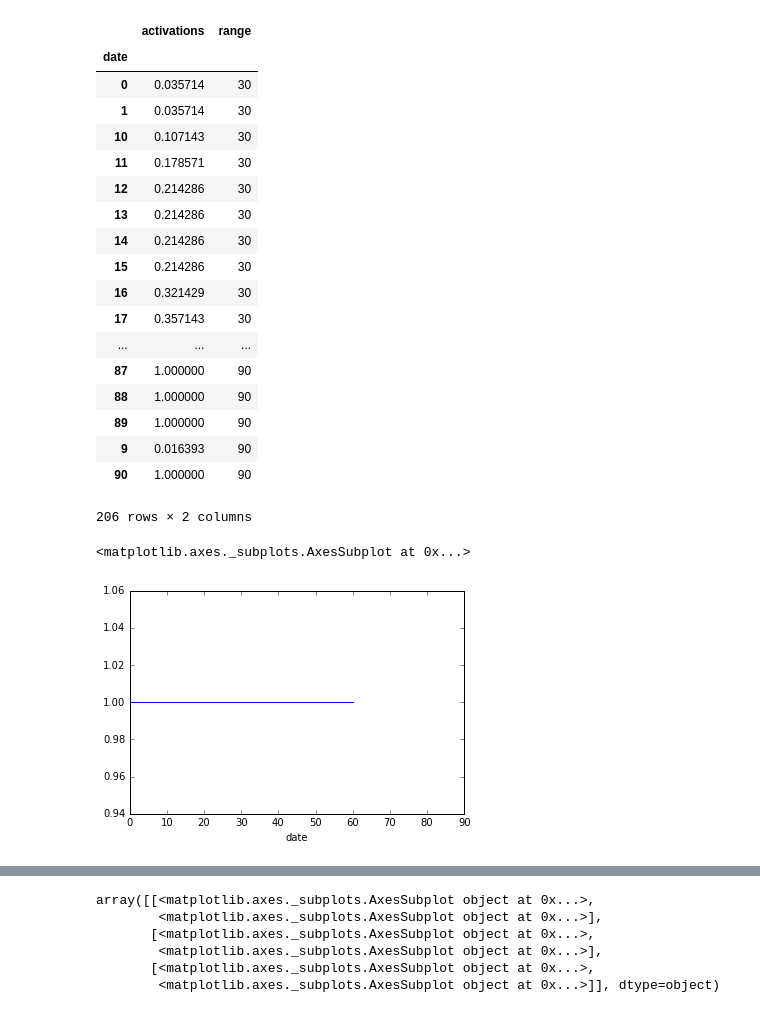
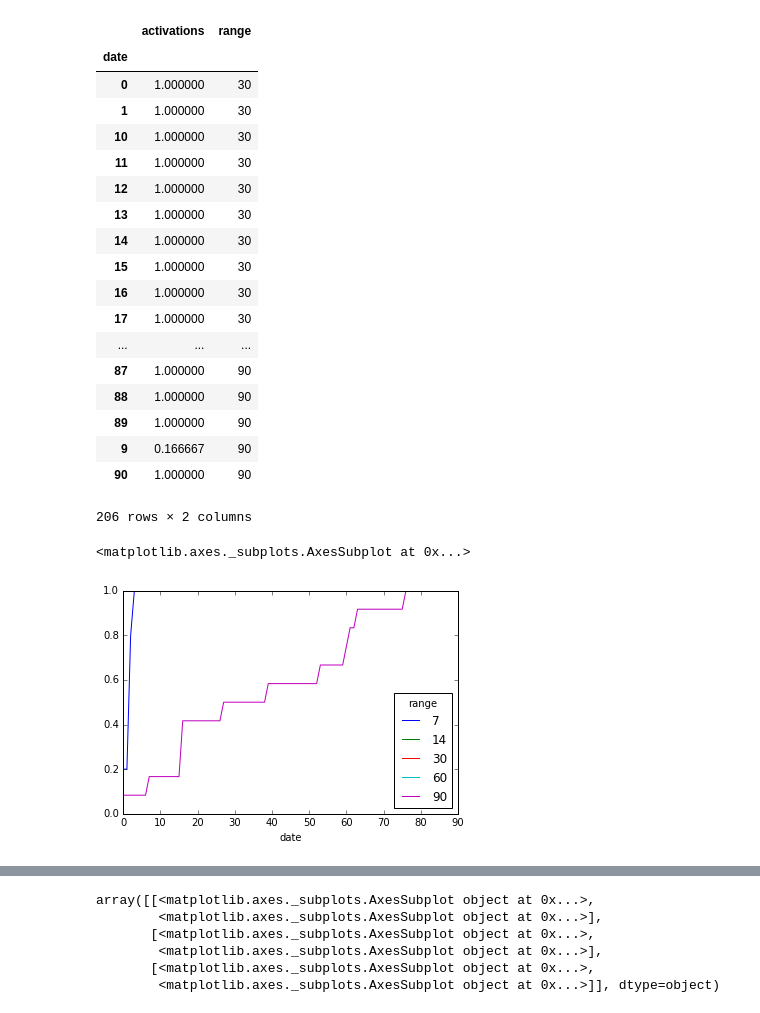
Before and after one commit to danjamker/DiffusionSimulation, a Jupyter notebook: notebook/Untitled1-Copy1.ipynb, the cells around one changed output, grey strips where cells are left out. Saved outputs shown, nothing was run; the diff lists cells and outputs as text; code cells hidden in the pictures.

```diff
--- a/notebook/Untitled1-Copy1.ipynb
+++ b/notebook/Untitled1-Copy1.ipynb
@@ -16,7 +16,7 @@ from pprint import pprint
 df = pd.DataFrame()
 
 # with open('/Users/danielkershaw/PycharmProjects/DiffusionSimulation/output/lr-test/part-00000') as data_file:
-with open('/Users/danielkershaw/Downloads/reddit-comment-popularity-3') as data_file:
+with open('/Users/danielkershaw/Downloads/reddit-comment-popularity-6') as data_file:
     for l in data_file:
         try:
             data = json.loads(l)
@@ -31,28 +31,28 @@ df
 # %% [output]
 |  | activations | range |
 | date |  |  |
-| 0 | 0.035714 | 30 |
-| 1 | 0.035714 | 30 |
-| 10 | 0.107143 | 30 |
-| 11 | 0.178571 | 30 |
-| 12 | 0.214286 | 30 |
-| 13 | 0.214286 | 30 |
-| 14 | 0.214286 | 30 |
-| 15 | 0.214286 | 30 |
-| 16 | 0.321429 | 30 |
-| 17 | 0.357143 | 30 |
+| 0 | 1.000000 | 30 |
+| 1 | 1.000000 | 30 |
+| 10 | 1.000000 | 30 |
+| 11 | 1.000000 | 30 |
+| 12 | 1.000000 | 30 |
+| 13 | 1.000000 | 30 |
+| 14 | 1.000000 | 30 |
+| 15 | 1.000000 | 30 |
+| 16 | 1.000000 | 30 |
+| 17 | 1.000000 | 30 |
 | ... | ... | ... |
 | 87 | 1.000000 | 90 |
 | 88 | 1.000000 | 90 |
 | 89 | 1.000000 | 90 |
-| 9 | 0.016393 | 90 |
+| 9 | 0.166667 | 90 |
 | 90 | 1.000000 | 90 |
 206 rows × 2 columns
 # %%
-df.reset_index().pivot(index='date', columns='range', values='activations')[60].plot()
+df.reset_index().pivot(index='date', columns='range', values='activations').plot()
 # %% [output]
 <matplotlib.axes._subplots.AxesSubplot at 0x...>
-[figure, old version]
+[figure, new version]
 # %%
 df.reset_index().pivot(index='date', columns='range', values='activations')
 # %% [output]
```
Also changed, not shown: parts of 1 cell of this notebook, 1 other file.
